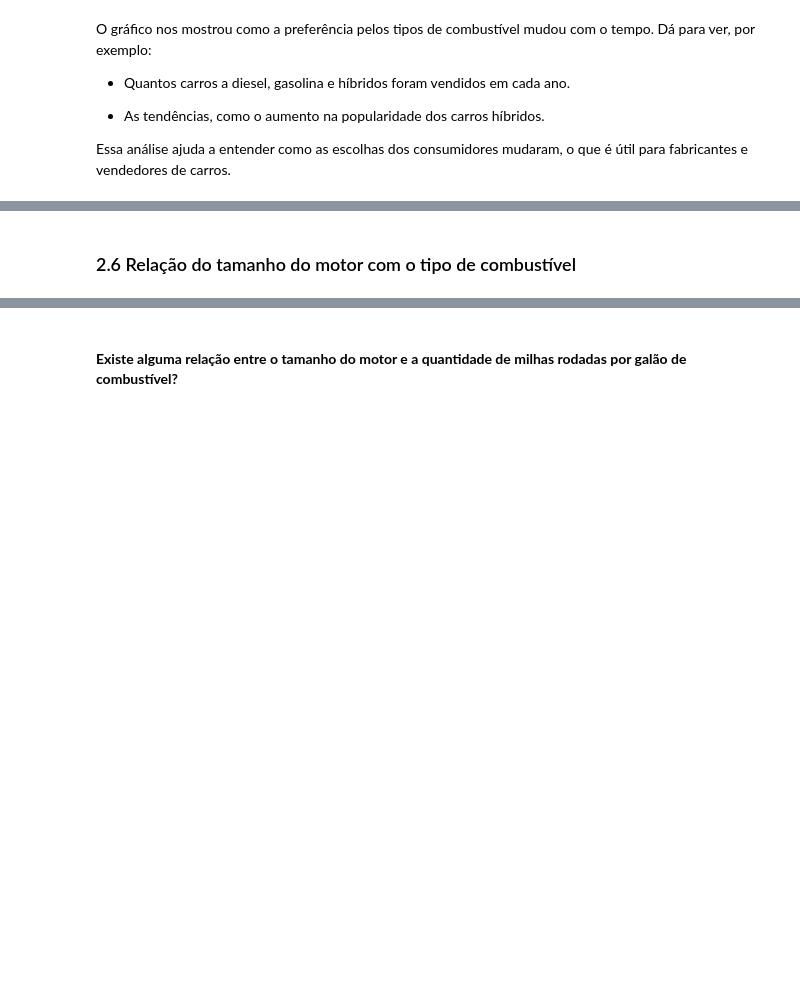
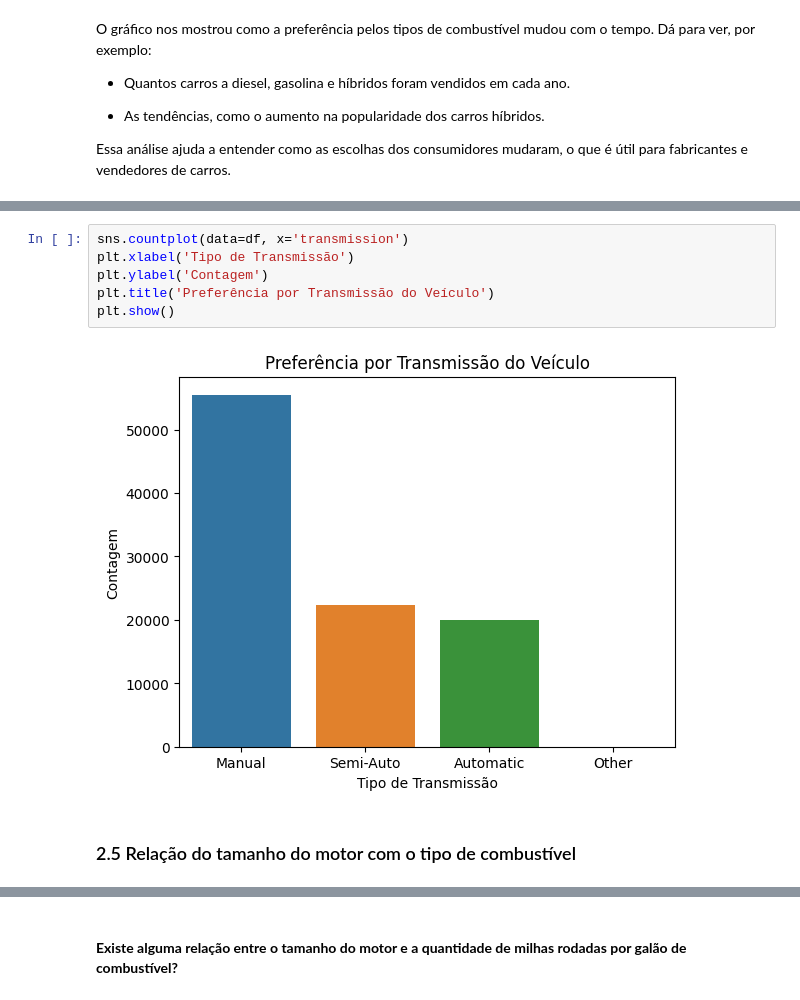
Before and after one commit to atlantico-academy/data-fusion, a Jupyter notebook: notebooks/01-exploratory_data_analysis.ipynb, the cells around one changed output, grey strips where cells are left out. Drawn from its saved outputs; the diff is of its cells as text; blank space fills up the shorter version.

```diff
--- a/notebooks/01-exploratory_data_analysis.ipynb
+++ b/notebooks/01-exploratory_data_analysis.ipynb
@@ -303,2 +350,10 @@ Essa análise ajuda a entender como as escolhas dos consumidores mudaram, o que
+# %%
+sns.countplot(data=df, x='transmission')
+plt.xlabel('Tipo de Transmissão')
+plt.ylabel('Contagem')
+plt.title('Preferência por Transmissão do Veículo')
+plt.show()
+# %% [output]
+[figure, added]
 # %% [markdown]
-### 2.6 Relação do tamanho do motor com o tipo de combustível
+### 2.5 Relação do tamanho do motor com o tipo de combustível
```
Also changed, not shown: parts of 14 cells of this notebook.
